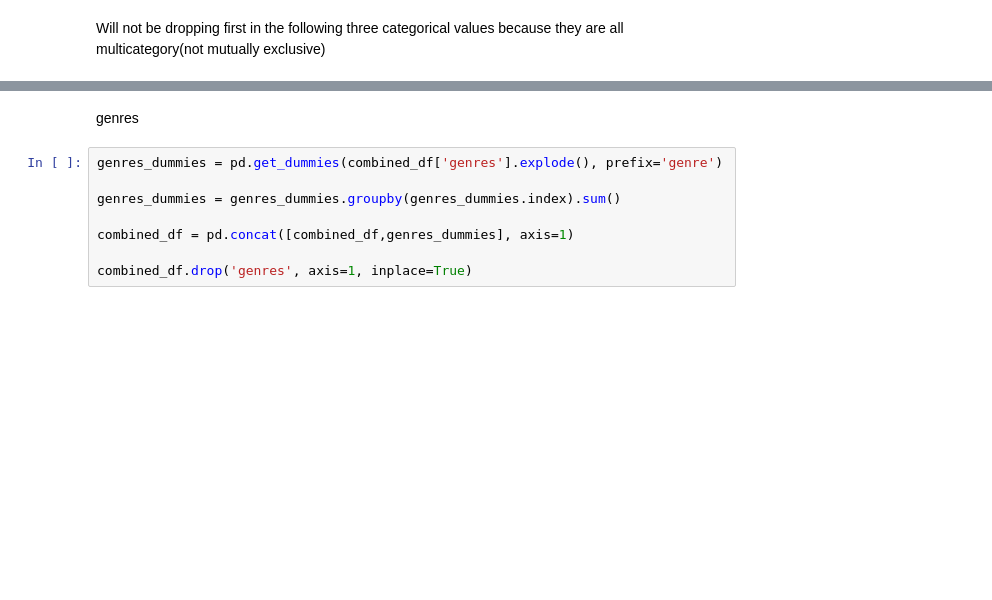
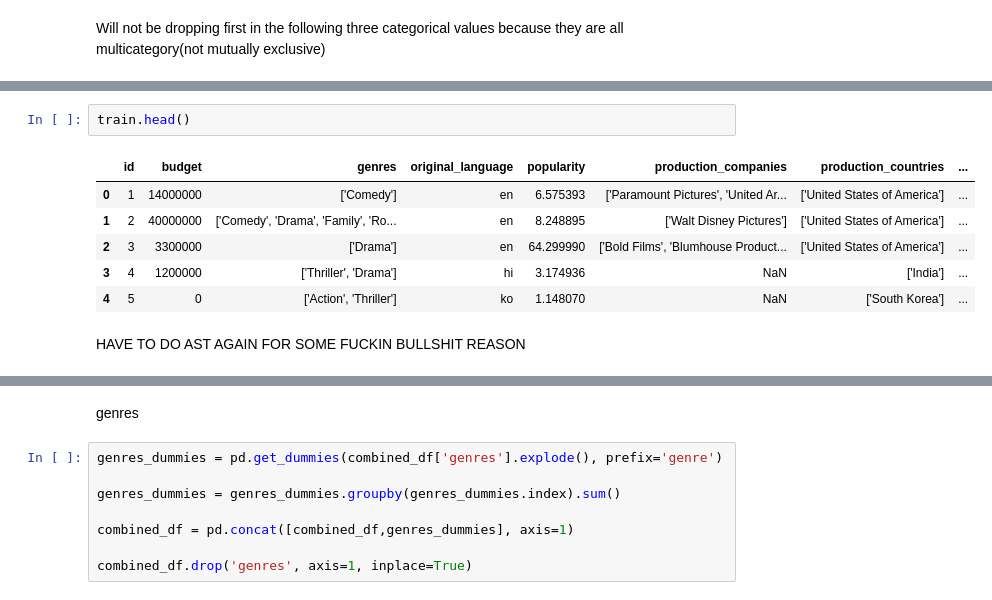
Before and after one commit to kalymaan/box-office-revenue-prediction, a Jupyter notebook: notebooks/Reworking_EDA.ipynb, the cells around one changed output, grey strips where cells are left out. Cells and saved outputs as stored; diff of their text form; blank space fills up the shorter version.

```diff
--- a/notebooks/Reworking_EDA.ipynb
+++ b/notebooks/Reworking_EDA.ipynb
@@ -167,0 +194,11 @@ combined_df = pd.concat([train,test],axis=0,ignore_index=True)
+# %%
+train.head()
+# %% [output]
+|  | id | budget | genres | original_language | popularity | production_companies | production_countries | ... |
+| 0 | 1 | 14000000 | ['Comedy'] | en | 6.575393 | ['Paramount Pictures', 'United Ar... | ['United States of America'] | ... |
+| 1 | 2 | 40000000 | ['Comedy', 'Drama', 'Family', 'Ro... | en | 8.248895 | ['Walt Disney Pictures'] | ['United States of America'] | ... |
+| 2 | 3 | 3300000 | ['Drama'] | en | 64.299990 | ['Bold Films', 'Blumhouse Product... | ['United States of America'] | ... |
+| 3 | 4 | 1200000 | ['Thriller', 'Drama'] | hi | 3.174936 | NaN | ['India'] | ... |
+| 4 | 5 | 0 | ['Action', 'Thriller'] | ko | 1.148070 | NaN | ['South Korea'] | ... |
+# %% [markdown]
+HAVE TO DO AST AGAIN FOR SOME FUCKIN BULLSHIT REASON
```
Also changed, not shown: parts of 50 cells of this notebook, 4 other files.
